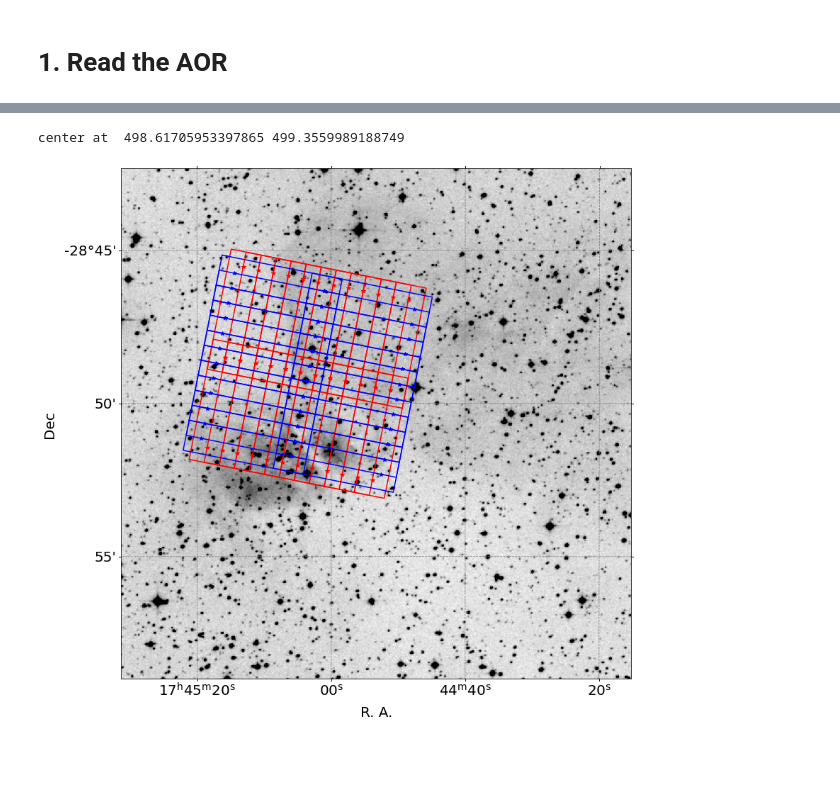
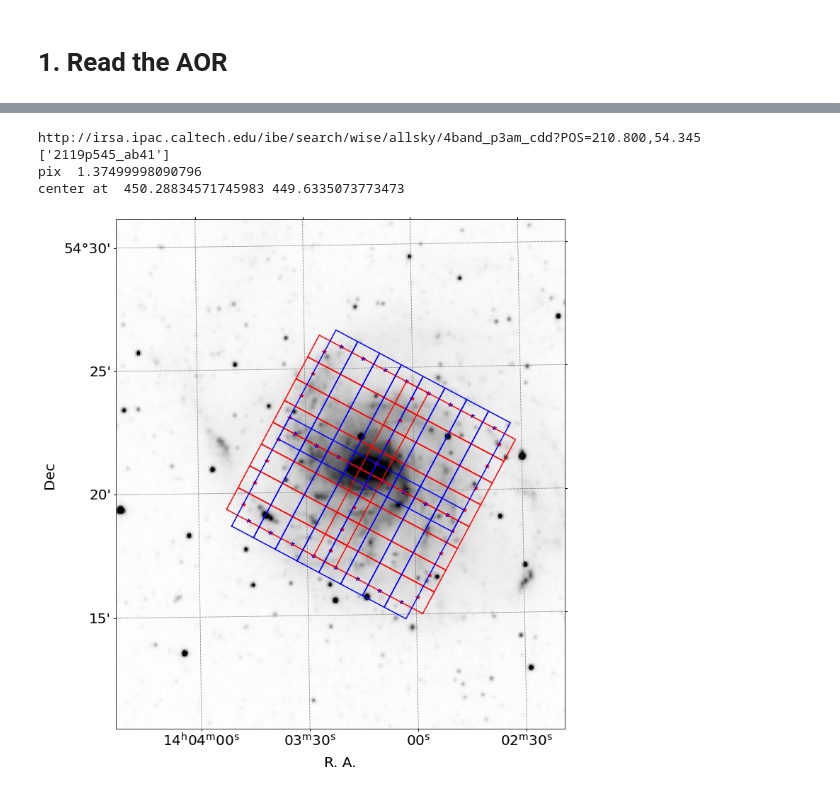
Before and after one commit to darioflute/fififly, a Jupyter notebook: notebooks/ScanMaker.ipynb, the cells around one changed output, grey strips where cells are left out. Drawn from its saved outputs; the diff is of its cells as text; code cells hidden in the pictures; blank space fills up the shorter version.

```diff
--- a/notebooks/ScanMaker.ipynb
+++ b/notebooks/ScanMaker.ipynb
@@ -20,7 +20,8 @@ It seems that:
 # %%
 from xml.etree.ElementTree import ElementTree as ET
 
-aorfile = '../test/AorSgrA.aor'
+#aorfile = '../test/AorSgrA.aor'
+aorfile = '/Users/dfadda/FIFI-LS/M101/75_0085_1tile.aor'
 tree = ET(file=aorfile)
 
 
@@ -33,6 +34,6 @@ targets = [item.text for item in vector.findall('Request/target/name')]
 instruments = [item.text for item in vector.findall('Request/instrument/data/InstrumentName')]
 print('instruments ',instruments)
 print('targets ', targets)
-print(vector[targets=='Sgr A'])
+print(vector[targets==target])
 # %% [output]
 Request {}
@@ -257,10 +270,13 @@ RA, Dec  266.4168166666667 -29.007825
 # %%
 import urllib, urllib.request
+from io import BytesIO
+from astropy.io import ascii,fits
+from astropy.utils.data import download_file
 def downloadWise(band, lon, lat, xsize, ysize):
         """ Download a Wise image """
 
         url = 'http://irsa.ipac.caltech.edu/ibe/search/wise/allsky/4band_p3am_cdd?POS='+\
-                            "{0:.3f}".format(float(self.lon))+",{0:.3f}".format(float(self.lat))
+                            "{0:.3f}".format(float(lon))+",{0:.3f}".format(float(lat))
         print(url)
         request = urllib.request.Request(url)
         response = urllib.request.urlopen(request)
@@ -347,41 +363,51 @@ from astropy.wcs import WCS
 from astropy.wcs.utils import proj_plane_pixel_scales as pixscales
 
 #with fits.open('../test/test.fits') as hdul:
 #    image = hdul[0].data
 #    header = hdul[0].header
 #wcs = WCS(header)
 #pix = pixscales(wcs)[0]*3600.
 xsize=ysize=20 # minutes
-image, header = downloadWise(band, pos_lon, pos_lat, xsize, ysize)
+image, header = downloadWise(1, pos_lon, pos_lat, xsize, ysize)
 wcs = WCS(header)
 pix = pixscales(wcs)[0]*3600.
-
+print('pix ', pix)
 
 
 xc,yc = wcs.all_world2pix(float(pos_lon), float(pos_lat), 0)
 print('center at ', xc, yc)
 
 # Map
 fig = plt.figure(figsize = (10,10))
 ax = fig.add_axes([0.,0.,1.,1.], projection = wcs)
 ax.coords[0].set_major_formatter('hh:mm:ss')
 ax.set_xlabel('R. A.', fontsize=20)
 ax.set_ylabel('Dec', fontsize=20)
 ax.tick_params(axis='x', labelsize=20 )
 ax.tick_params(axis='y', labelsize=20 )
 image -= np.nanmedian(image)
-ax.imshow(image, origin='lower',interpolation='nearest',cmap='gray_r', vmax=np.nanmax(image)*0.25)
+ax.imshow(image, origin='lower',interpolation='nearest',cmap='gray_r', vmax=np.nanmax(image)*0.1)
 ax.grid(color='gray', ls='dashed')
 
+
+xo = xoff/pix
+xe = xend/pix
+yo = yoff/pix
+ye = yend/pix
+r1, r2, r3, r4 = rxy1/pix, rxy2/pix, rxy3/pix, rxy4/pix
+
 idx = (velangle == 0) | (velangle == 270)
-ax.plot([xoff[idx],xend[idx]]+xc, [yoff[idx],yend[idx]]+yc, '*r')
-ax.plot([xoff[~idx],xend[~idx]]+xc, [yoff[~idx],yend[~idx]]+yc, '*b')
-ax.plot([rxy1[0][idx],rxy2[0][idx],rxy3[0][idx],rxy4[0][idx],rxy1[0][idx]]+xc,
-        [rxy1[1][idx],rxy2[1][idx],rxy3[1][idx],rxy4[1][idx],rxy1[1][idx]]+yc, color='red')
-ax.plot([rxy1[0][~idx],rxy2[0][~idx],rxy3[0][~idx],rxy4[0][~idx],rxy1[0][~idx]]+xc,
-        [rxy1[1][~idx],rxy2[1][~idx],rxy3[1][~idx],rxy4[1][~idx],rxy1[1][~idx]]+yc, color='blue')
+ax.plot([xo[idx],xe[idx]]+xc, [yo[idx],ye[idx]]+yc, '*r')
+ax.plot([xo[~idx],xe[~idx]]+xc, [yo[~idx],ye[~idx]]+yc, '*b')
+ax.plot([r1[0][idx],r2[0][idx],r3[0][idx],r4[0][idx],r1[0][idx]]+xc,
+        [r1[1][idx],r2[1][idx],r3[1][idx],r4[1][idx],r1[1][idx]]+yc, color='red')
+ax.plot([r1[0][~idx],r2[0][~idx],r3[0][~idx],r4[0][~idx],r1[0][~idx]]+xc,
+        [r1[1][~idx],r2[1][~idx],r3[1][~idx],r4[1][~idx],r1[1][~idx]]+yc, color='blue')
 
 plt.show()
 # %% [output]
-center at  498.61705953397865 499.3559989188749
+http://irsa.ipac.caltech.edu/ibe/search/wise/allsky/4band_p3am_cdd?POS=210.800,54.345
+['2119p545_ab41']
+pix  1.37499998090796
+center at  450.28834571745983 449.6335073773473
-[figure, old version]
+[figure, new version]
```
Also changed, not shown: parts of 17 cells of this notebook.
